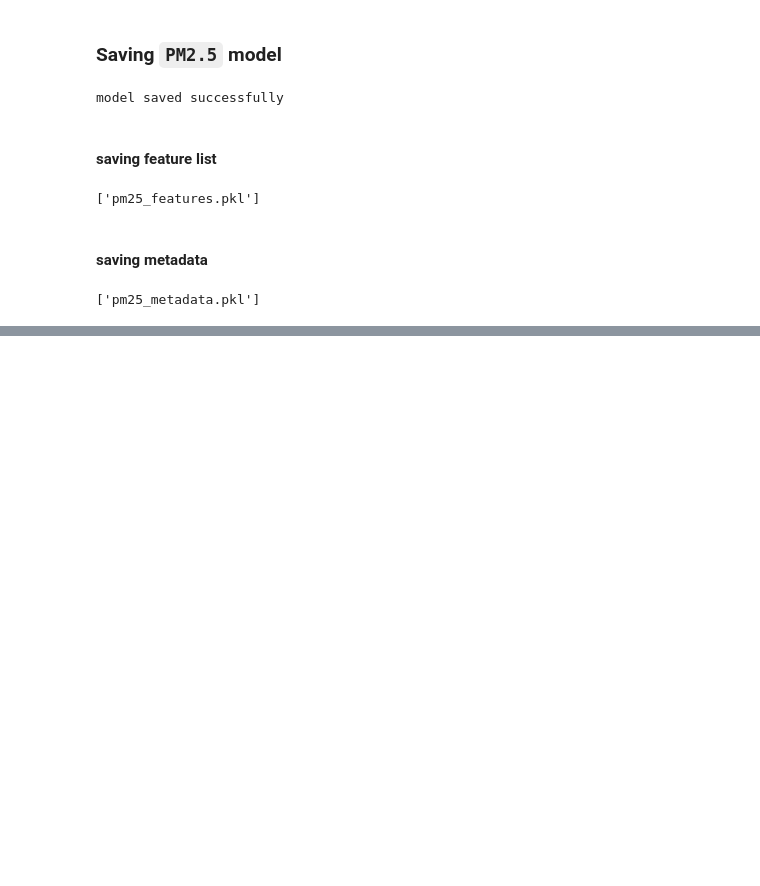
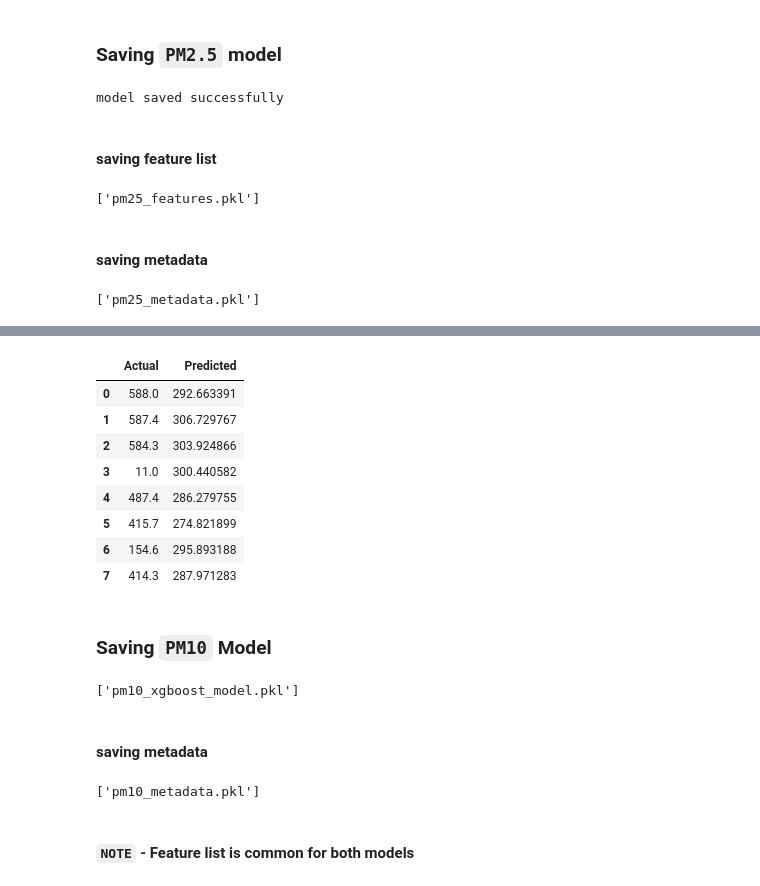
Before and after one commit to Shachi12Shukla/ET-Hackathon-2.O, a Jupyter notebook: backend/AI/forecasting/featureEng_train/feature_eng_and_train.ipynb, the cells around one changed output, grey strips where cells are left out. Saved outputs shown, nothing was run; the diff lists cells and outputs as text; code cells hidden in the pictures; blank space fills up the shorter version.

```diff
--- a/backend/AI/preprocessing/feature_eng.ipynb
+++ b/backend/AI/forecasting/featureEng_train/feature_eng_and_train.ipynb
@@ -537,0 +679,41 @@ joblib.dump(metadata, "pm25_metadata.pkl")
+# %%
+comparison = pd.DataFrame({
+    "Actual": y_pm10_test.values,
+    "Predicted": y_pred_best_PM10
+})
+
+comparison.head(8)
+# %% [output]
+|  | Actual | Predicted |
+| 0 | 588.0 | 292.663391 |
+| 1 | 587.4 | 306.729767 |
+| 2 | 584.3 | 303.924866 |
+| 3 | 11.0 | 300.440582 |
+| 4 | 487.4 | 286.279755 |
+| 5 | 415.7 | 274.821899 |
+| 6 | 154.6 | 295.893188 |
+| 7 | 414.3 | 287.971283 |
+# %% [markdown]
+### Saving `PM10` Model
+# %%
+joblib.dump(best_model_PM10, "pm10_xgboost_model.pkl")
+# %% [output]
+['pm10_xgboost_model.pkl']
+# %% [markdown]
+#### saving metadata
+# %%
+metadata = {
+    "target": "Target_PM10",
+    "model": "XGBoost",
+    "train_size": len(X_train),
+    "test_size": len(X_test),
+    "MAE": 148.43,
+    "RMSE": 172.39,
+    "R2": -0.0005
+}
+
+joblib.dump(metadata, "pm10_metadata.pkl")
+# %% [output]
+['pm10_metadata.pkl']
+# %% [markdown]
+#### `NOTE` - Feature list is common for both models
```
Also changed, not shown: parts of 19 cells of this notebook, 8 other files.
